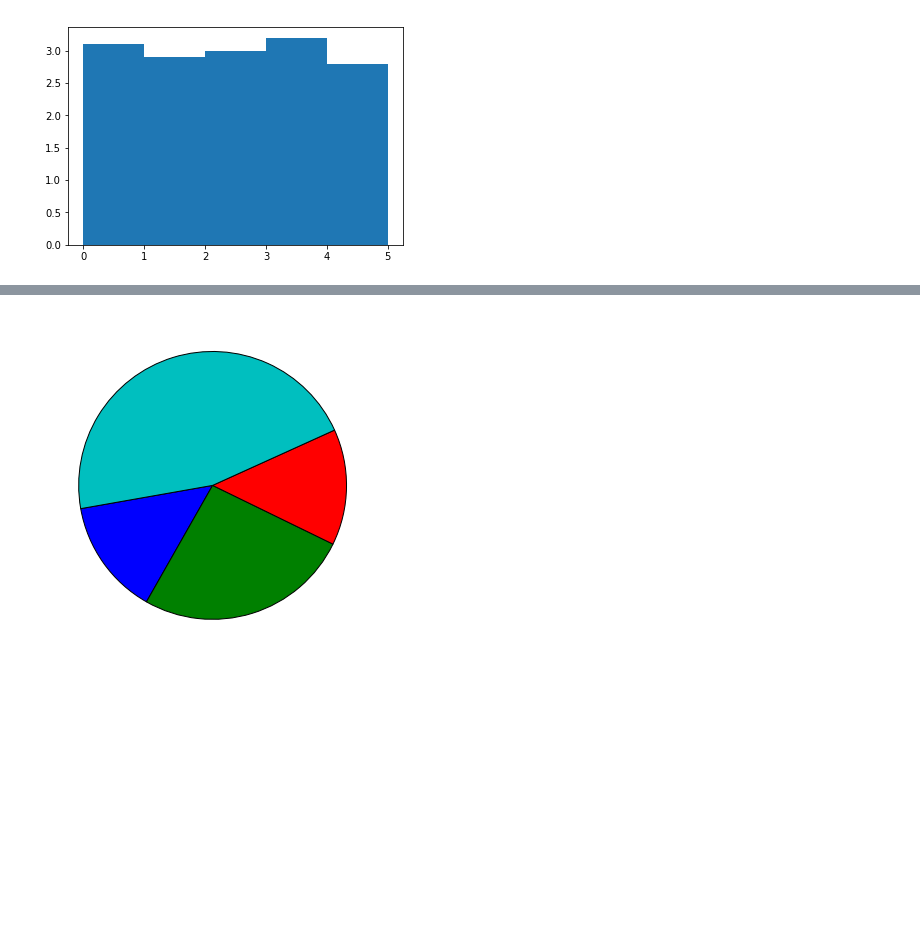
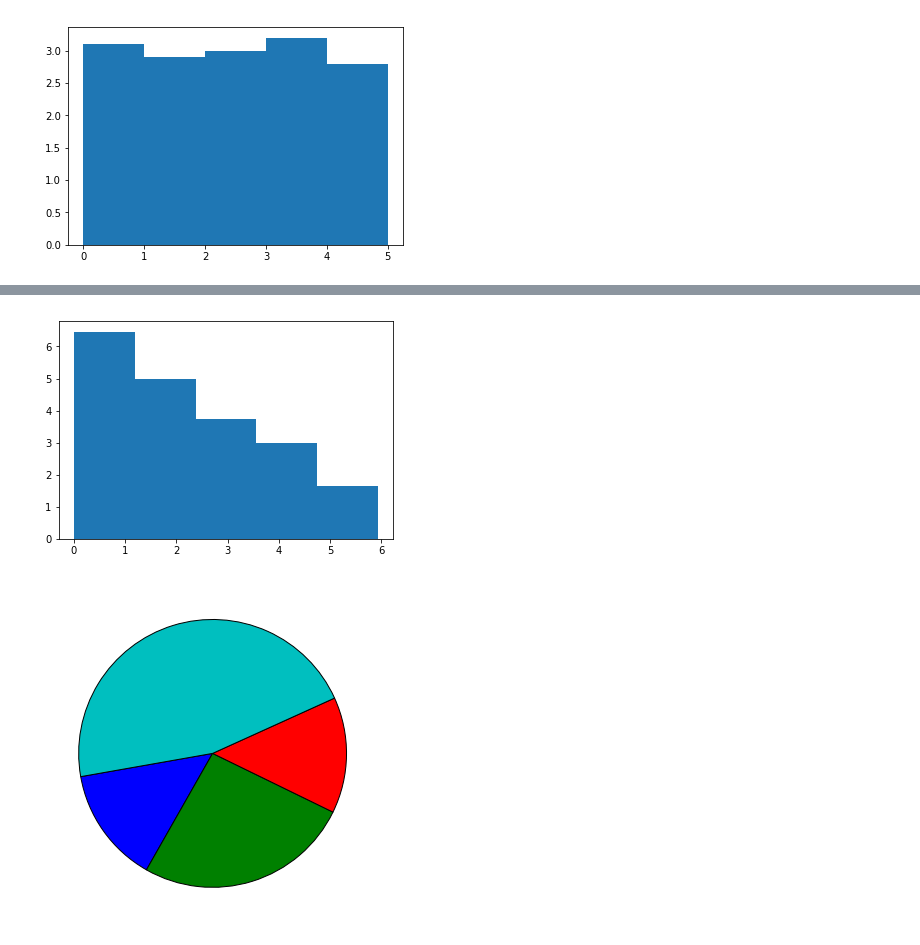
Before and after one commit to theredpea/udacity_notes, a Jupyter notebook: st101__1_Visualizing_relationships_in_data___Problem Set 1 Visualization.ipynb, the cells around one changed output, grey strips where cells are left out. Cells and saved outputs as stored; diff of their text form; code cells hidden in the pictures; blank space fills up the shorter version.

```diff
--- a/st101__1_Visualizing_relationships_in_data___Problem Set 1 Visualization.ipynb
+++ b/st101__1_Visualizing_relationships_in_data___Problem Set 1 Visualization.ipynb
@@ -82,9 +82,9 @@ def add_more_level_datapoints(already_level_series, num_times=10, shrink=1):
     for i in range(num_times):
         a=already_level_series.copy()
 
-        i=a.index+np.random.rand(len(a))/shrink)
-        d=np.random.permutation(a.data)+np.random.rand(len(a))
-
+        i=a.index+np.random.rand(len(a))
+        d=np.random.permutation(a.data)+np.random.rand(len(a))/shrink
+        d= a.data + np.random.rand(len(a))#1)
         r=r.append(pd.Series(index=i, data=d))
     return r
 
@@ -162,3 +162,9 @@ ValueError: all the input arrays must have same number of dimensions
+# %%
+d = downward_data
+#learning_to_barchart(d)
+learning_to_barchart(add_more_level_datapoints(d))
+# %% [output]
+[figure, added]
 # %%
 assert pie_chart_to_histogram()=='two_bars_roughly_equal', 'Two bars should be roughly equal'
 pie_chart_to_histogram_solution = 'https://www.udacity.com/course/viewer#!/c-st101/l-48299988/e-48686796/m-48725201'
```
Also changed, not shown: parts of 1 cell of this notebook.
